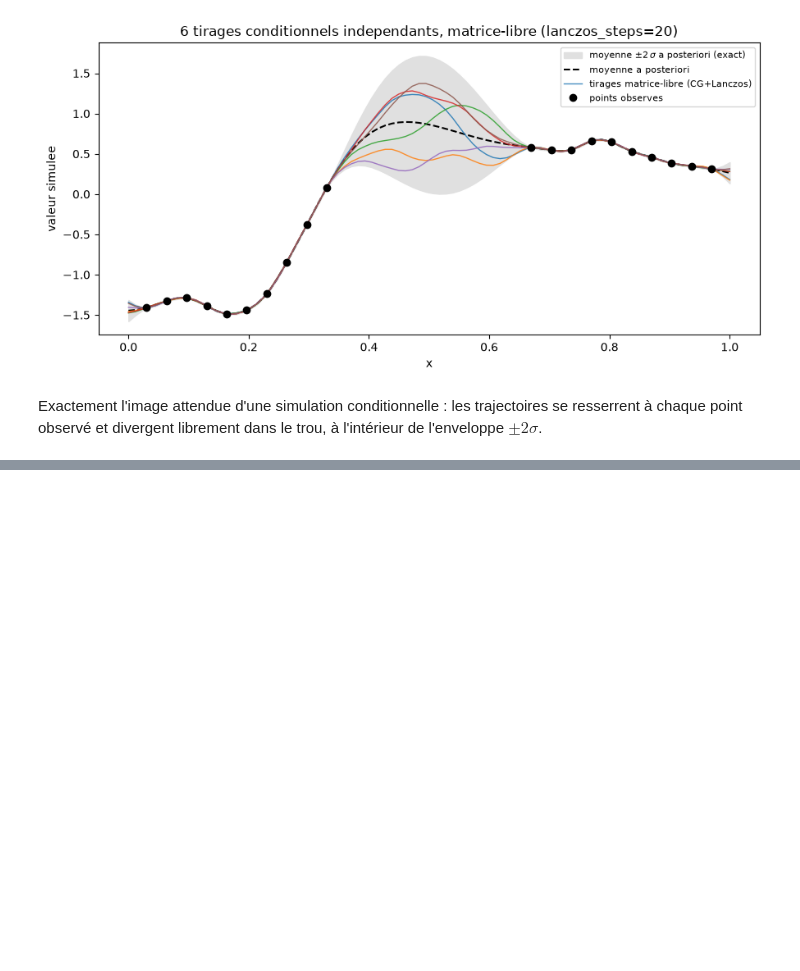
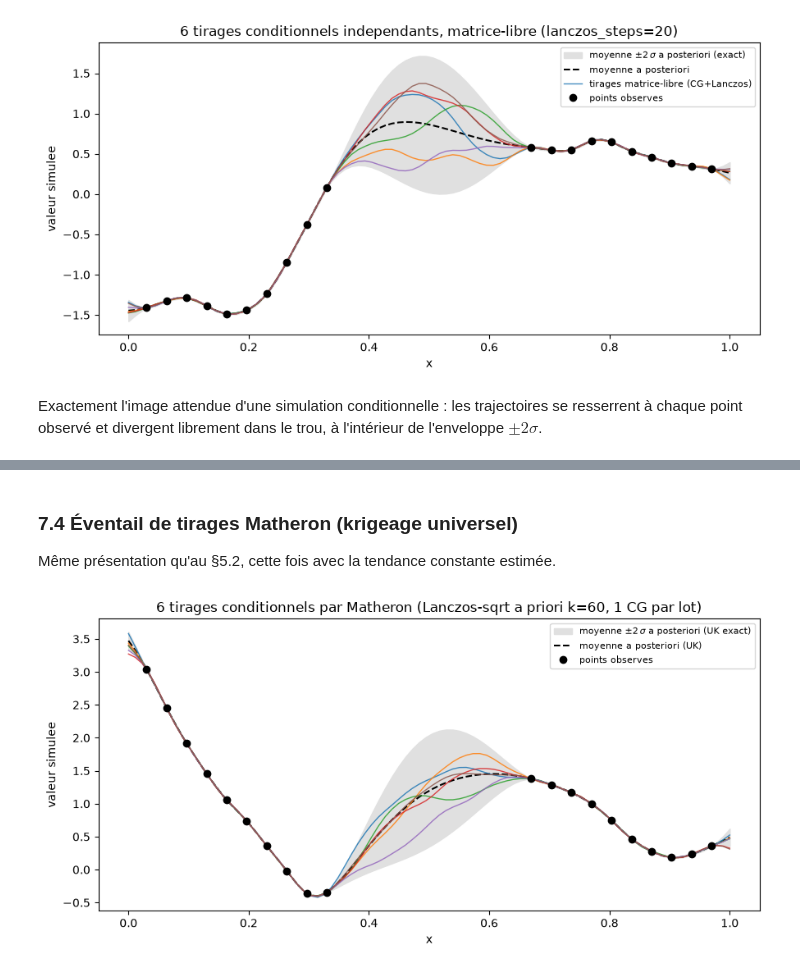
Before and after one commit to libKriging/libKriging, a Jupyter notebook: docs/math/simulateiterative_prototype.ipynb, the cells around one changed output, grey strips where cells are left out. Cells and saved outputs as stored; diff of their text form; code cells hidden in the pictures; blank space fills up the shorter version.

```diff
--- a/docs/math/simulateiterative_prototype.ipynb
+++ b/docs/math/simulateiterative_prototype.ipynb
@@ -602,0 +726,22 @@ dans le texte sont ceux produits par cette exécution.
+# %%
+# 7.1 Validite statistique de Matheron en krigeage UNIVERSEL (tendance constante),
+# meme plan "a trou" qu'au §3.
+rng7 = np.random.default_rng(3)
+case_trou = make_case(X_o, X_n, [theta])
+R_oo7, R_nn7, R_on7, F_o7, F_n7 = case_trou
+y_o7 = np.linalg.cholesky(R_oo7) @ rng7.standard_normal(n_o) + 1.0
+m_uk, Sig_uk = exact_posterior_uk(*case_trou, y_o7)
+R_joint7 = np.block([[R_oo7, R_on7], [R_on7.T, R_nn7]])
+S_joint7 = symsqrt(R_joint7)
+
+n_samples7 = 4000
+Zj7 = rng7.standard_normal((n_o + n_n, n_samples7))
+rel = lambda C_: np.linalg.norm(C_ - Sig_uk) / np.linalg.norm(Sig_uk)
+
+Y_ref, _ = simulate_matheron(case_trou, y_o7, Zj7, None, prior_sqrt=S_joint7)
+print(f"Matheron, racine a priori EXACTE : max|moyenne emp. - m_UK| = {np.abs(Y_ref.mean(1) - m_uk).max():.2e}"
+      f"   (attendu ~ max sigma_UK / sqrt(N) = {np.sqrt(np.clip(np.diag(Sig_uk), 0, None)).max() / np.sqrt(n_samples7):.2e})")
+print(f"   erreur cov. = {rel(np.cov(Y_ref)):.4f}  (plancher Monte-Carlo de ces {n_samples7} tirages)")
+for k in [10, 20, 40, 60]:
+    Yk, _ = simulate_matheron(case_trou, y_o7, Zj7, k)
+    print(f"Matheron, Lanczos-sqrt a priori k={k:3d} : erreur cov. = {rel(np.cov(Yk)):.4f}")
@@ -602,0 +929,21 @@ dans le texte sont ceux produits par cette exécution.
+# %% [markdown]
+### 7.4 Éventail de tirages Matheron (krigeage universel)
+
+Même présentation qu'au §5.2, cette fois avec la tendance constante estimée.
+# %%
+# 7.4 Eventail Matheron (krigeage universel), meme presentation qu'au §5.2
+std_uk = np.sqrt(np.clip(np.diag(Sig_uk), 0, None))
+Y_fan, _ = simulate_matheron(case_trou, y_o7, rng7.standard_normal((n_o + n_n, 6)), 60)
+fig, ax = plt.subplots(figsize=(9, 4.5))
+ax.fill_between(X_n.ravel(), m_uk - 2 * std_uk, m_uk + 2 * std_uk, color='0.88',
+                label=r'moyenne $\pm 2\,\sigma$ a posteriori (UK exact)')
+ax.plot(X_n, m_uk, 'k--', lw=1.5, label='moyenne a posteriori (UK)')
+ax.plot(X_n, Y_fan, lw=1.0, alpha=0.85)
+ax.plot(X_o, y_o7, 'o', color='black', ms=6, zorder=5, label='points observes')
+ax.set_xlabel('x'); ax.set_ylabel('valeur simulee')
+ax.set_title("6 tirages conditionnels par Matheron (Lanczos-sqrt a priori k=60, 1 CG par lot)")
+ax.legend(loc='upper right', fontsize=8)
+fig.tight_layout()
+plt.show()
+# %% [output]
+[figure, added]
```
Also changed, not shown: parts of 22 cells of this notebook.
